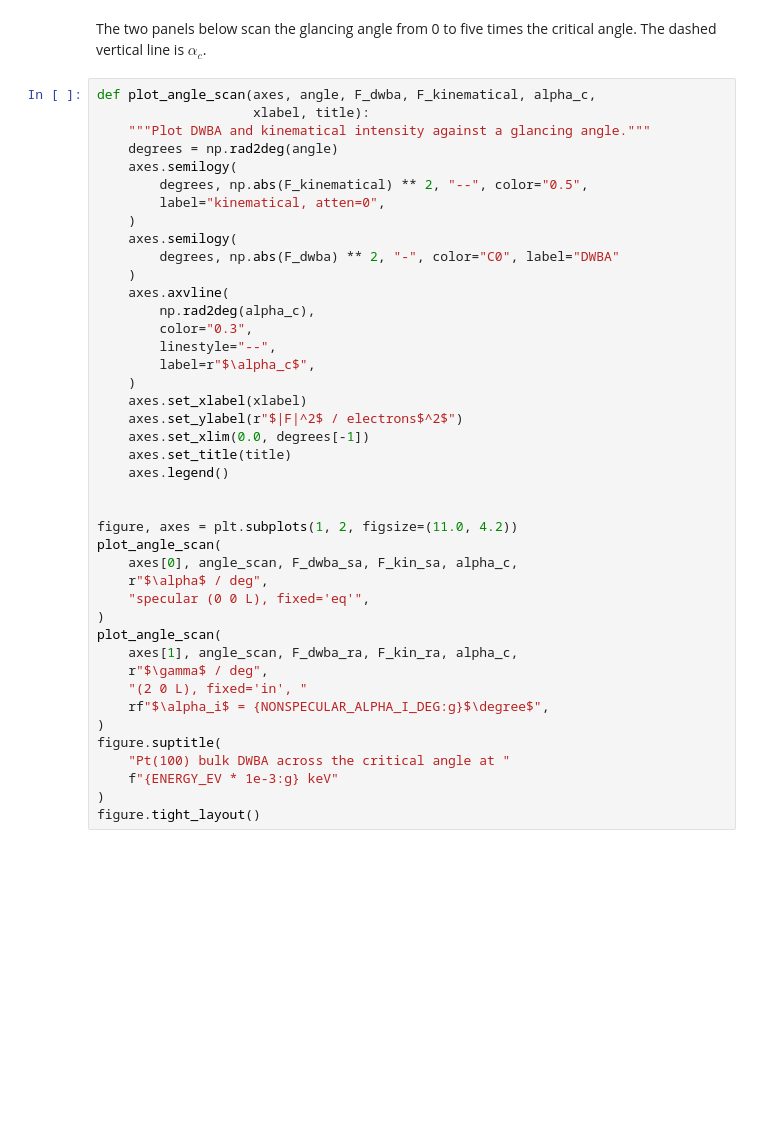
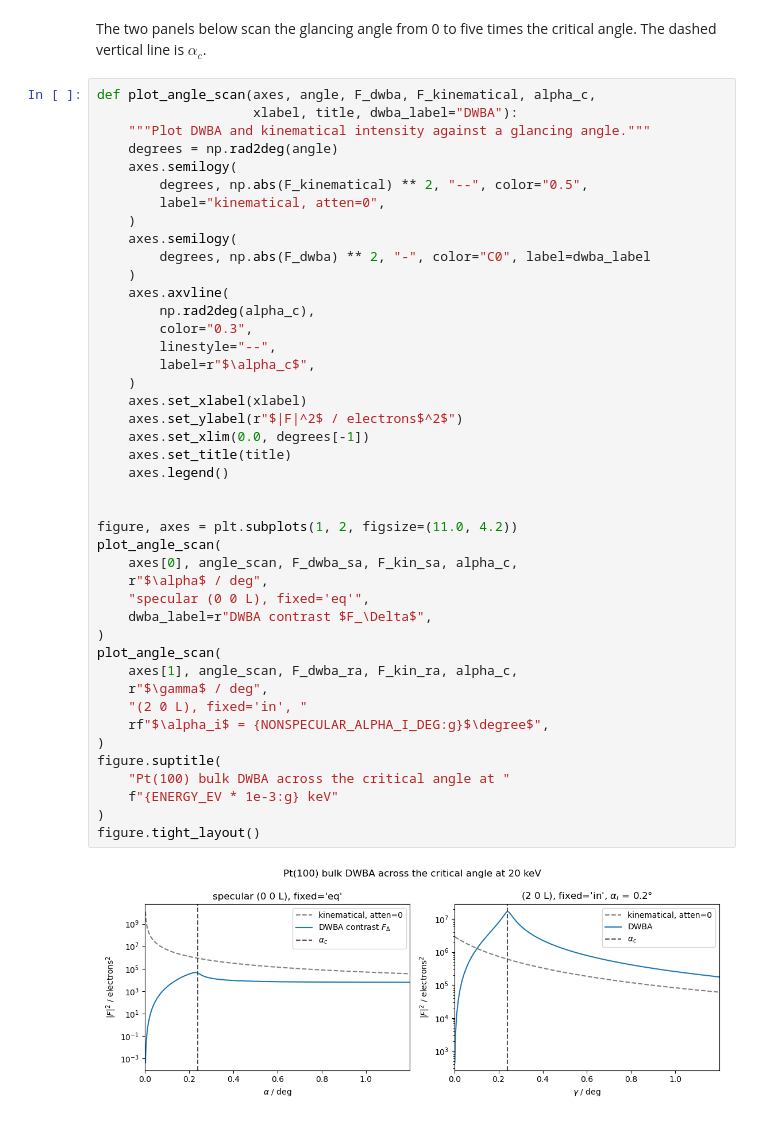
Before and after one commit to tifuchs/orGUI, a Jupyter notebook: examples/CTR/pt100_dwba_ctr_example.ipynb, the cells around one changed output. Saved outputs shown, nothing was run; the diff lists cells and outputs as text; blank space fills up the shorter version.

```diff
--- a/examples/CTR/pt100_dwba_ctr_example.ipynb
+++ b/examples/CTR/pt100_dwba_ctr_example.ipynb
@@ -340,7 +369,7 @@ The two panels below scan the glancing angle from 0 to five times the
 critical angle. The dashed vertical line is $\alpha_c$.
 # %%
 def plot_angle_scan(axes, angle, F_dwba, F_kinematical, alpha_c,
-                    xlabel, title):
+                    xlabel, title, dwba_label="DWBA"):
     """Plot DWBA and kinematical intensity against a glancing angle."""
     degrees = np.rad2deg(angle)
     axes.semilogy(
@@ -348,36 +377,39 @@ def plot_angle_scan(axes, angle, F_dwba, F_kinematical, alpha_c,
         label="kinematical, atten=0",
     )
     axes.semilogy(
-        degrees, np.abs(F_dwba) ** 2, "-", color="C0", label="DWBA"
+        degrees, np.abs(F_dwba) ** 2, "-", color="C0", label=dwba_label
     )
     axes.axvline(
         np.rad2deg(alpha_c),
         color="0.3",
         linestyle="--",
         label=r"$\alpha_c$",
     )
     axes.set_xlabel(xlabel)
     axes.set_ylabel(r"$|F|^2$ / electrons$^2$")
     axes.set_xlim(0.0, degrees[-1])
     axes.set_title(title)
     axes.legend()
 
 
 figure, axes = plt.subplots(1, 2, figsize=(11.0, 4.2))
 plot_angle_scan(
     axes[0], angle_scan, F_dwba_sa, F_kin_sa, alpha_c,
     r"$\alpha$ / deg",
     "specular (0 0 L), fixed='eq'",
+    dwba_label=r"DWBA contrast $F_\Delta$",
 )
 plot_angle_scan(
     axes[1], angle_scan, F_dwba_ra, F_kin_ra, alpha_c,
     r"$\gamma$ / deg",
     "(2 0 L), fixed='in', "
     rf"$\alpha_i$ = {NONSPECULAR_ALPHA_I_DEG:g}$\degree$",
 )
 figure.suptitle(
     "Pt(100) bulk DWBA across the critical angle at "
     f"{ENERGY_EV * 1e-3:g} keV"
 )
 figure.tight_layout()
+# %% [output]
+[figure, added]
 # %% [markdown]
```
Also changed, not shown: parts of 21 cells of this notebook, 6 other files.
